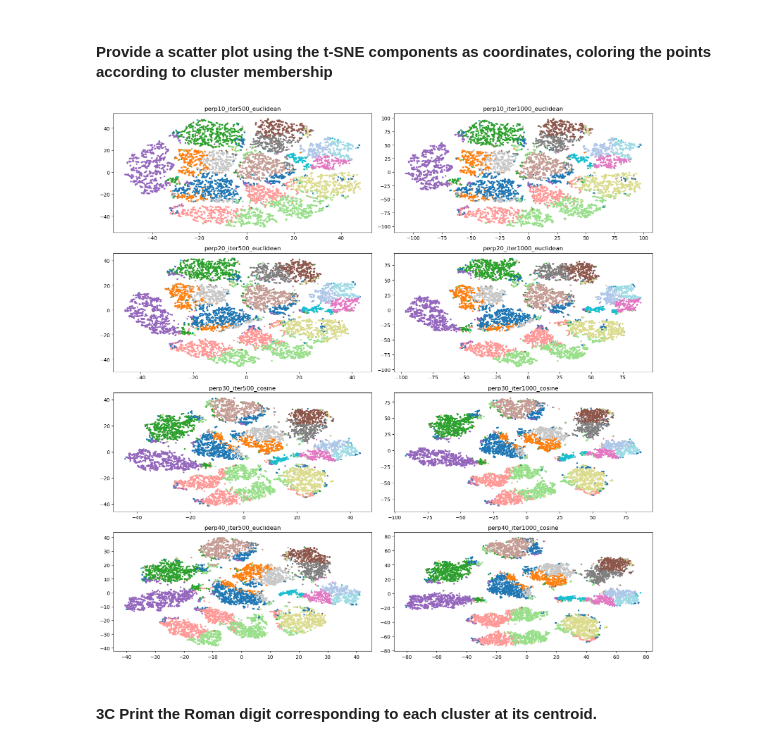
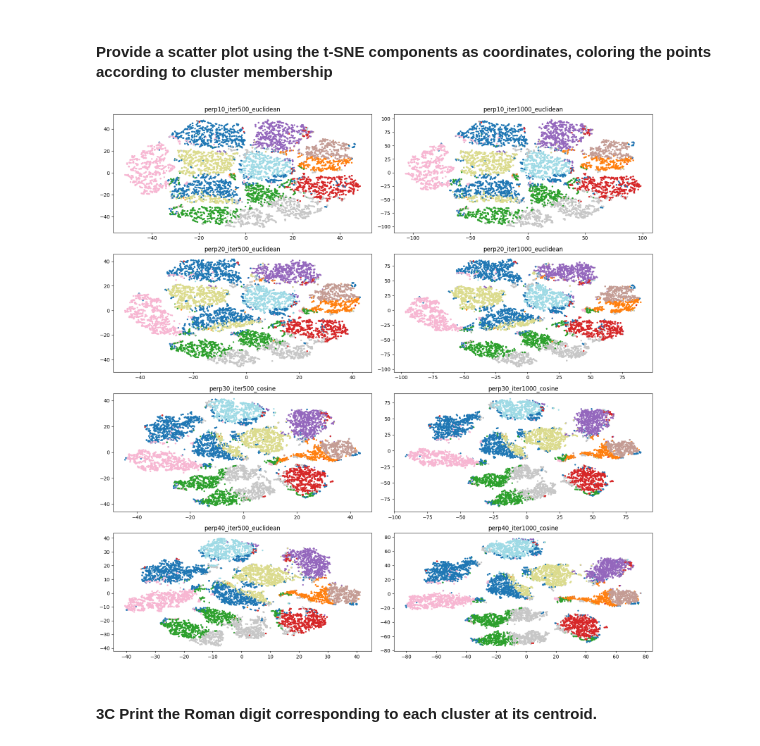
Before and after one commit to Oluwafemi0612/Unsupervised_Machine_Learning_Assignment, a Jupyter notebook: Asg6_Group7_FemiAjayi_OlaitanFaniran.ipynb, the cells around one changed output. Cells and saved outputs as stored; diff of their text form; code cells hidden in the pictures.

```diff
--- a/Asg6_Group7_FemiAjayi_OlaitanFaniran.ipynb
+++ b/Asg6_Group7_FemiAjayi_OlaitanFaniran.ipynb
@@ -186,20 +186,20 @@ for perplexity, n_iter, metric in tsne_metrics:
 #### **Provide a scatter plot using the t-SNE components as coordinates, coloring the points according to cluster membership**
 # %%
 
-best_model = KMeans(n_clusters=15, random_state=42)
+best_model = KMeans(n_clusters=10, random_state=42)
 best_labels = best_model.fit_predict(X_pca)
 
 plt.figure(figsize=(16, 16))
 
 for i, (name, embedding) in enumerate(tsne_results.items(), 1):
     plt.subplot(4, 2, i)
     plt.scatter(embedding[:,0], embedding[:,1], c=best_labels, cmap='tab20', s=5)
     plt.title(name)
 
 plt.tight_layout()
 plt.show()
 # %% [output]
-[figure, old version]
+[figure, new version]
 # %% [markdown]
 #### **3C Print the Roman digit corresponding to each cluster at its centroid.**
 # %% [markdown]
```
Also changed, not shown: parts of 5 cells of this notebook.
